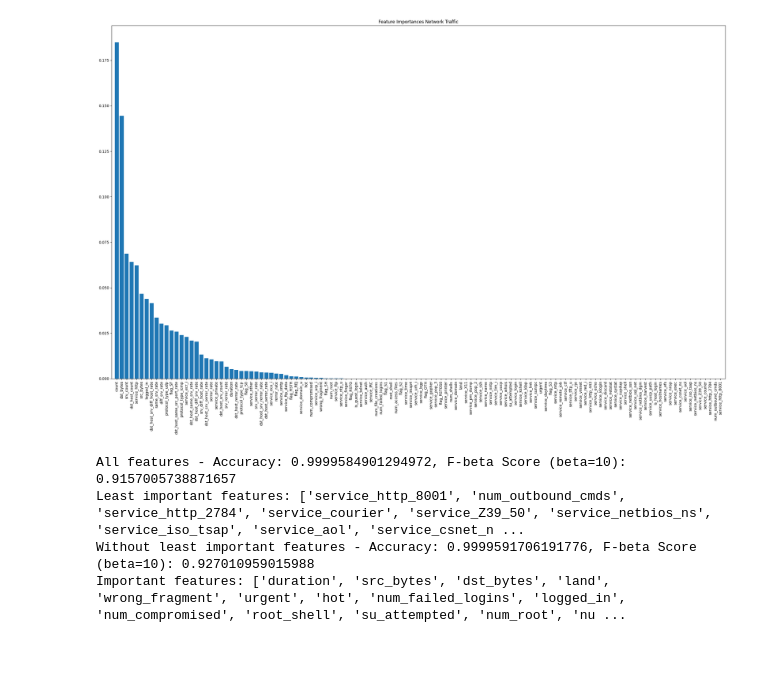
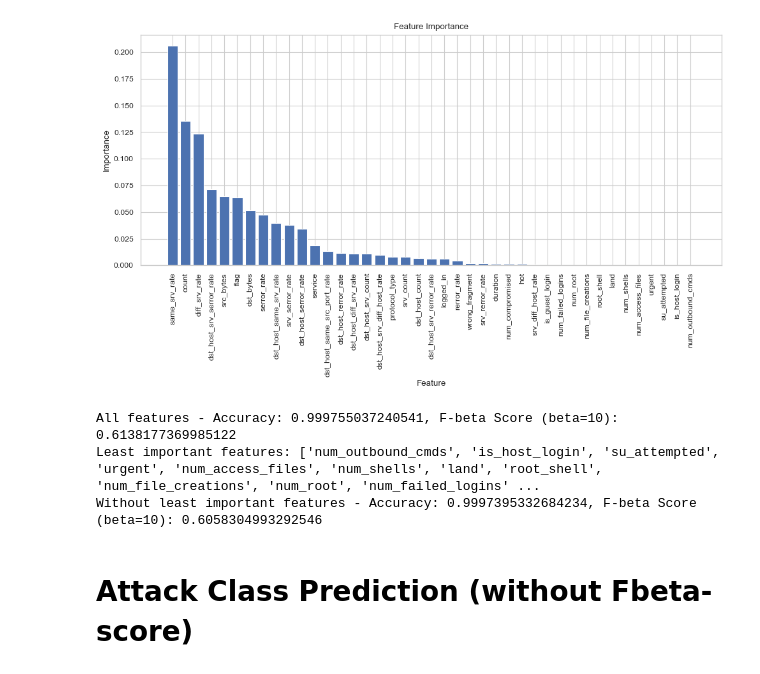
Before and after one commit to WildCodeWolf/Your-Data-Is-Mine, a Jupyter notebook: networktraffic-FeatureImportance.ipynb, the cells around one changed output. Cells and saved outputs as stored; diff of their text form; code cells hidden in the pictures.

Commit message:
splitted in Attack Detection and Class Prediction

```diff
--- a/networktraffic-FeatureImportance.ipynb
+++ b/networktraffic-FeatureImportance.ipynb
@@ -37,0 +26,10 @@ df_encoded['attack_class'] = label_encoder.fit_transform(df['attack_class'])
+# %%
+# Label encode the target and categorical variables
+categorical_columns = ['protocol_type', 'service', 'flag', 'target']
+
+label_encoder = LabelEncoder()
+
+for col in categorical_columns:
+    training_df[col] = label_encoder.fit_transform(training_df[col])
+    testing_df[col] = label_encoder.fit_transform(testing_df[col])
+    complete_df[col] = label_encoder.fit_transform(complete_df[col])
@@ -38,18 +38,29 @@ df_encoded['attack_class'] = label_encoder.fit_transform(df['attack_class'])
 # %%
 # Split data into features (X) and target (y)
-X = df_encoded.drop(['target', 'attack_class'], axis=1)
-y = df_encoded['attack_class']
+X_train = training_df.drop(['target', 'attack_class'], axis=1)
+y_train = training_df['target']
 
-X_train, X_test, y_train, y_test = train_test_split(X, y, test_size=0.3, random_state=404, stratify=y)
+X_test = testing_df.drop(['target', 'attack_class'], axis=1)
+y_test = testing_df['target']
+
+X_complete = complete_df.drop(['target', 'attack_class'], axis=1)
+y_complete = complete_df['target']
+
+X_train_split, X_test_split, y_train_split, y_test_split = train_test_split(X_train, y_train, test_size=0.3, random_state=404, stratify=y_train)
 # %%
 # Train a RandomForestClassifier
 rf = RandomForestClassifier(n_estimators=100, random_state=404, n_jobs=-1)
-rf.fit(X_train, y_train)
+rf.fit(X_train_split, y_train_split)
 
 # Extract feature importances
 importances = rf.feature_importances_
 indices = np.argsort(importances)[::-1]
 
-print(f"model score on training data: {rf.score(X_train, y_train)}")
-print(f"model score on testing data: {rf.score(X_test, y_test)}")
+# Print feature importances in descending order
+print("Feature ranking:")
+for rank, idx in enumerate(indices):
+    print(f"{rank + 1}. Feature: {X_train_split.columns[idx]}, Importance: {importances[idx]}")
+
+print(f"model score on training data: {rf.score(X_train_split, y_train_split)}")
+print(f"model score on testing data: {rf.score(X_test_split, y_test_split)}")
 # %% [output]
@@ -58,40 +84,41 @@ model score on testing data: 0.9999584901294972
 # %%
-plt.figure(figsize=(24, 16))
-plt.title("Feature Importances Network Traffic")
-plt.bar(range(X_train.shape[1]), importances[indices], align="center")
-plt.xticks(range(X_train.shape[1]), [X_train.columns[i] for i in indices], rotation=90)
-plt.xlim([-1, X_train.shape[1]])
+plt.figure(figsize=(10, 6))
+plt.bar(range(X_train_split.shape[1]), importances[indices], align='center')
+plt.xticks(range(X_train_split.shape[1]), X_train_split.columns[indices], rotation=90)
+plt.xlabel('Feature')
+plt.ylabel('Importance')
+plt.title('Feature Importance')
 plt.tight_layout()
 plt.show()
 # %% [output]
-[figure, old version]
+[figure, new version]
 # %%
 # Evaluate model performance with and without specific features
 def evaluate_model(features):
-    X_train_subset = X_train[features]
-    X_test_subset = X_test[features]
-    rf.fit(X_train_subset, y_train)
+    X_train_subset = X_train_split[features]
+    X_test_subset = X_test_split[features]
+    rf.fit(X_train_subset, y_train_split)
     y_pred = rf.predict(X_test_subset)
-    acc = accuracy_score(y_test, y_pred)
-    fbeta = fbeta_score(y_test, y_pred, beta=10, average='macro')
+    acc = accuracy_score(y_test_split, y_pred)
+    fbeta = fbeta_score(y_test_split, y_pred, beta=10, average='macro')
     return acc, fbeta
 
 # All features
-all_features = X.columns.tolist()
+all_features = X_train_split.columns.tolist()
 all_acc, all_fbeta = evaluate_model(all_features)
 print(f"All features - Accuracy: {all_acc}, F-beta Score (beta=10): {all_fbeta}")
 
-# Identify least important features
-least_important_features = [X_train.columns[indices[-i-1]] for i in range(20)]  # Adjust the number as needed
+# Identify least important features (adjust the number as needed)
+least_important_features = [X_train_split.columns[indices[-i-1]] for i in range(20)] # Adjust the number as needed
 print("Least important features:", least_important_features)
 
 # Without least important features
-important_features = [f for f in X.columns if f not in least_important_features]
+important_features = [f for f in X_train_split.columns if f not in least_important_features]
 important_acc, important_fbeta = evaluate_model(important_features)
 print(f"Without least important features - Accuracy: {important_acc}, F-beta Score (beta=10): {important_fbeta}")
-print("Important features:", important_features)
 # %% [output]
-All features - Accuracy: 0.9999584901294972, F-beta Score (beta=10): 0.9157005738871657
-Least important features: ['service_http_8001', 'num_outbound_cmds', 'service_http_2784', 'service_courier', 'service_Z39_50', 'service_netbios_ns', 'service_iso_tsap', 'service_aol', 'service_csnet_n ...
-Without least important features - Accuracy: 0.9999591706191776, F-beta Score (beta=10): 0.927010959015988
-Important features: ['duration', 'src_bytes', 'dst_bytes', 'land', 'wrong_fragment', 'urgent', 'hot', 'num_failed_logins', 'logged_in', 'num_compromised', 'root_shell', 'su_attempted', 'num_root', 'nu ...
+All features - Accuracy: 0.999755037240541, F-beta Score (beta=10): 0.6138177369985122
+Least important features: ['num_outbound_cmds', 'is_host_login', 'su_attempted', 'urgent', 'num_access_files', 'num_shells', 'land', 'root_shell', 'num_file_creations', 'num_root', 'num_failed_logins' ...
+Without least important features - Accuracy: 0.9997395332684234, F-beta Score (beta=10): 0.6058304993292546
+# %% [markdown]
+# Attack Class Prediction (without Fbeta-score)
```
Also changed, not shown: parts of 9 cells of this notebook.
